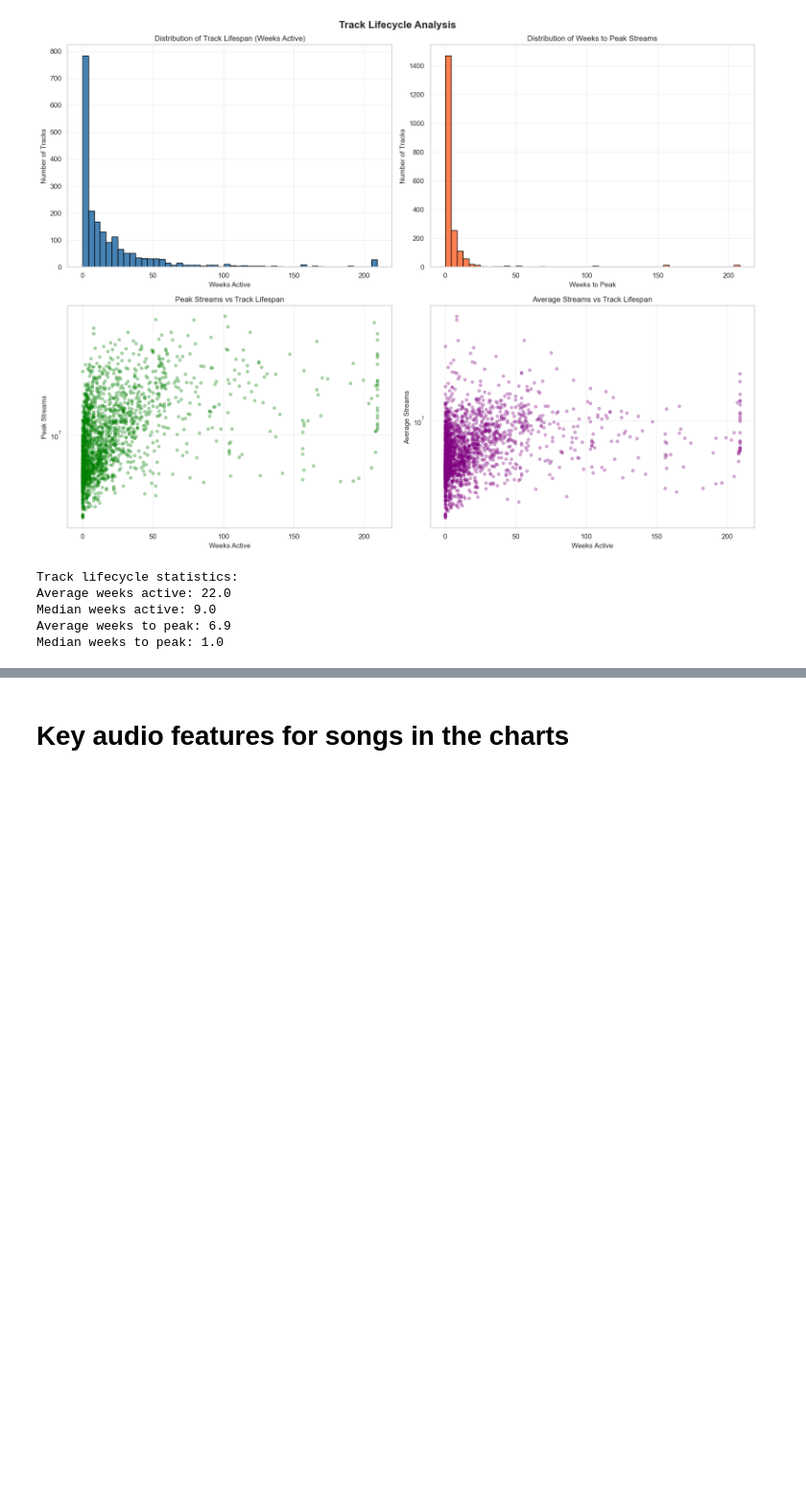
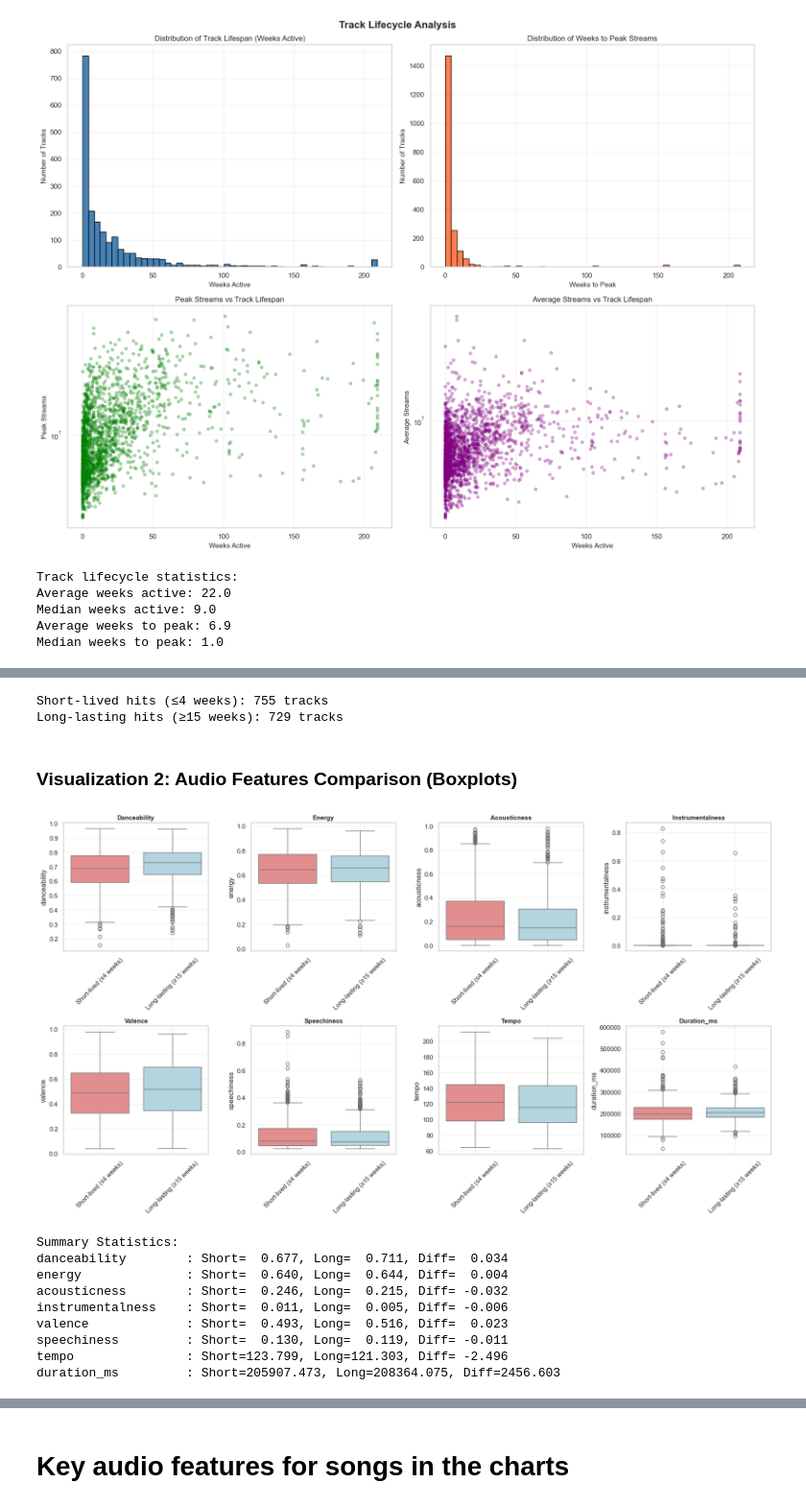
Before and after one commit to Ayabekhtiar/spotify_charts_project, a Jupyter notebook: data_visualisation.ipynb, the cells around one changed output, grey strips where cells are left out. Shown at 96% size. Saved outputs shown, nothing was run; the diff lists cells and outputs as text; code cells hidden in the pictures; blank space fills up the shorter version.

```diff
--- a/data_visualisation.ipynb
+++ b/data_visualisation.ipynb
@@ -115,0 +167,25 @@ Median weeks to peak: 1.0
+# %%
+# Prepare groups for comparison
+short_lived, long_lasting, comparison_data = prepare_longevity_groups(longevity_data)
+
+print(f"Short-lived hits (≤4 weeks): {len(short_lived)} tracks")
+print(f"Long-lasting hits (≥15 weeks): {len(long_lasting)} tracks")
+# %% [output]
+Short-lived hits (≤4 weeks): 755 tracks
+Long-lasting hits (≥15 weeks): 729 tracks
+# %% [markdown]
+### Visualization 2: Audio Features Comparison (Boxplots)
+# %%
+# Plot feature comparison boxplots
+plot_longevity_feature_comparison(comparison_data, short_lived, long_lasting)
+# %% [output]
+[figure, added]
+Summary Statistics:
+danceability        : Short=  0.677, Long=  0.711, Diff=  0.034
+energy              : Short=  0.640, Long=  0.644, Diff=  0.004
+acousticness        : Short=  0.246, Long=  0.215, Diff= -0.032
+instrumentalness    : Short=  0.011, Long=  0.005, Diff= -0.006
+valence             : Short=  0.493, Long=  0.516, Diff=  0.023
+speechiness         : Short=  0.130, Long=  0.119, Diff= -0.011
+tempo               : Short=123.799, Long=121.303, Diff= -2.496
+duration_ms         : Short=205907.473, Long=208364.075, Diff=2456.603
```
Also changed, not shown: parts of 19 cells of this notebook, 4 other files.
